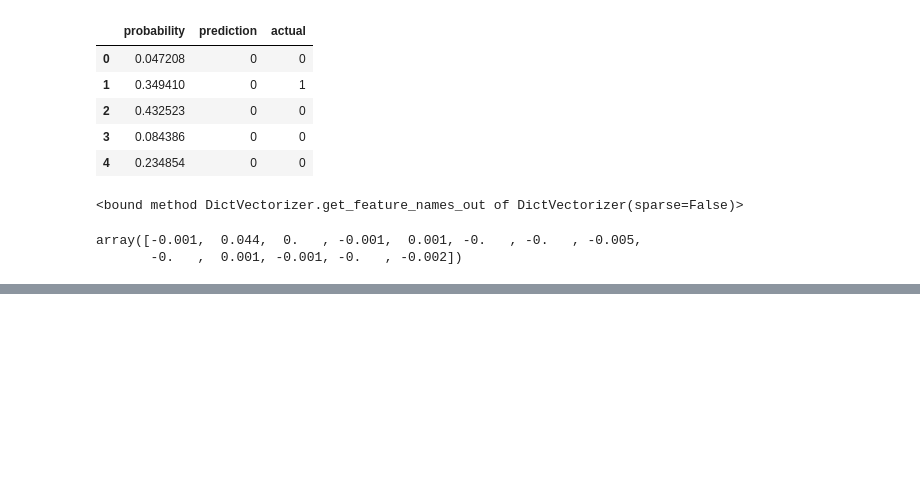
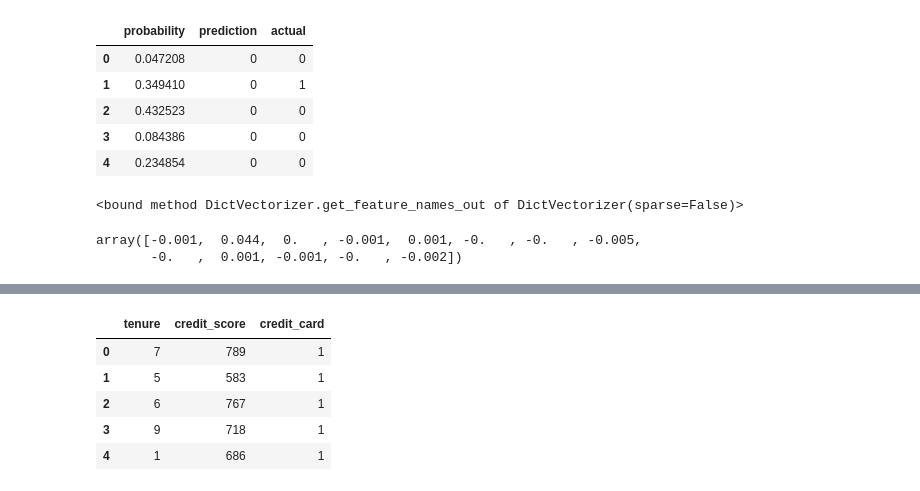
Before and after one commit to arthurkrichards/Side_Projects, a Jupyter notebook: Bank_Customer_Churn.ipynb, the cells around one changed output, grey strips where cells are left out. Saved outputs shown, nothing was run; the diff lists cells and outputs as text; code cells hidden in the pictures; blank space fills up the shorter version.

```diff
--- a/Bank_Customer_Churn.ipynb
+++ b/Bank_Customer_Churn.ipynb
@@ -450,0 +462,9 @@ array([-0.001,  0.044,  0.   , -0.001,  0.001, -0.   , -0.   , -0.005,
+# %%
+df_train[small].head()
+# %% [output]
+|  | tenure | credit_score | credit_card |
+| 0 | 7 | 789 | 1 |
+| 1 | 5 | 583 | 1 |
+| 2 | 6 | 767 | 1 |
+| 3 | 9 | 718 | 1 |
+| 4 | 1 | 686 | 1 |
```
Also changed, not shown: parts of 27 cells of this notebook.
